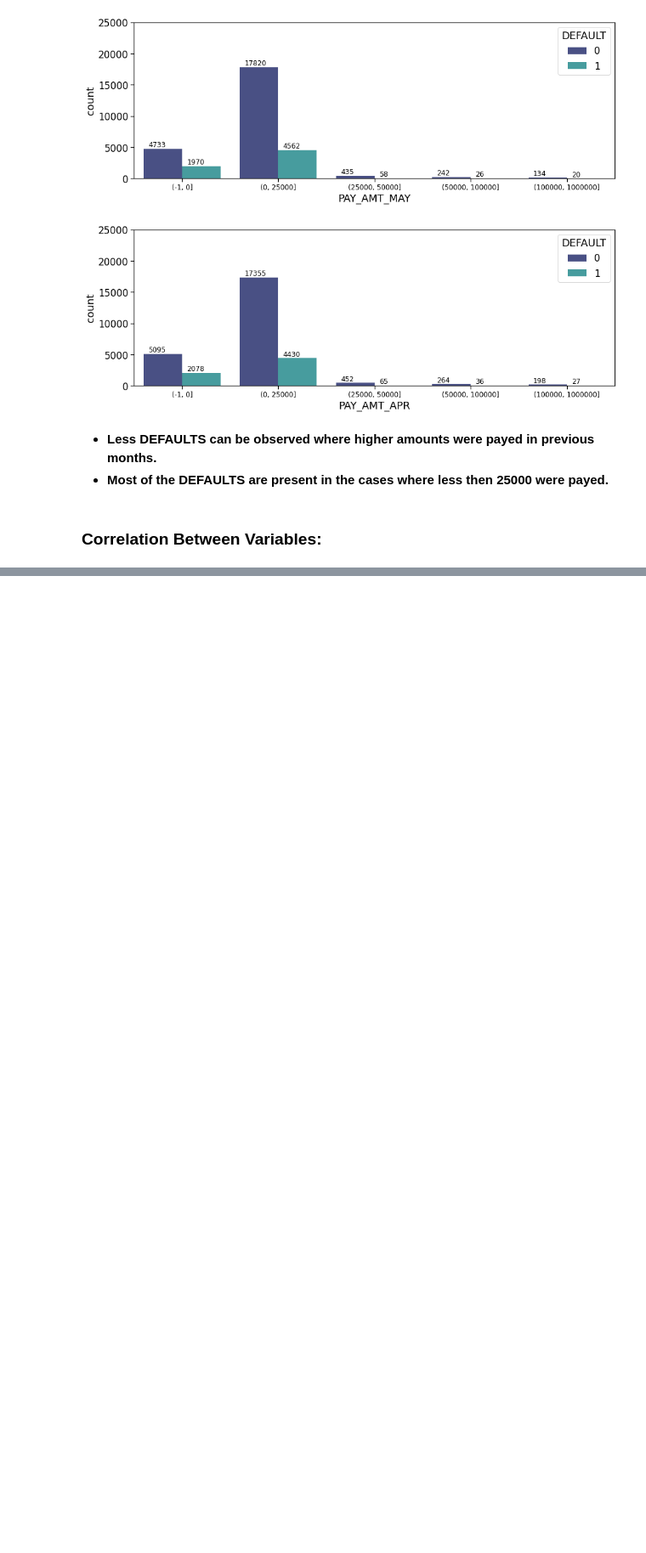
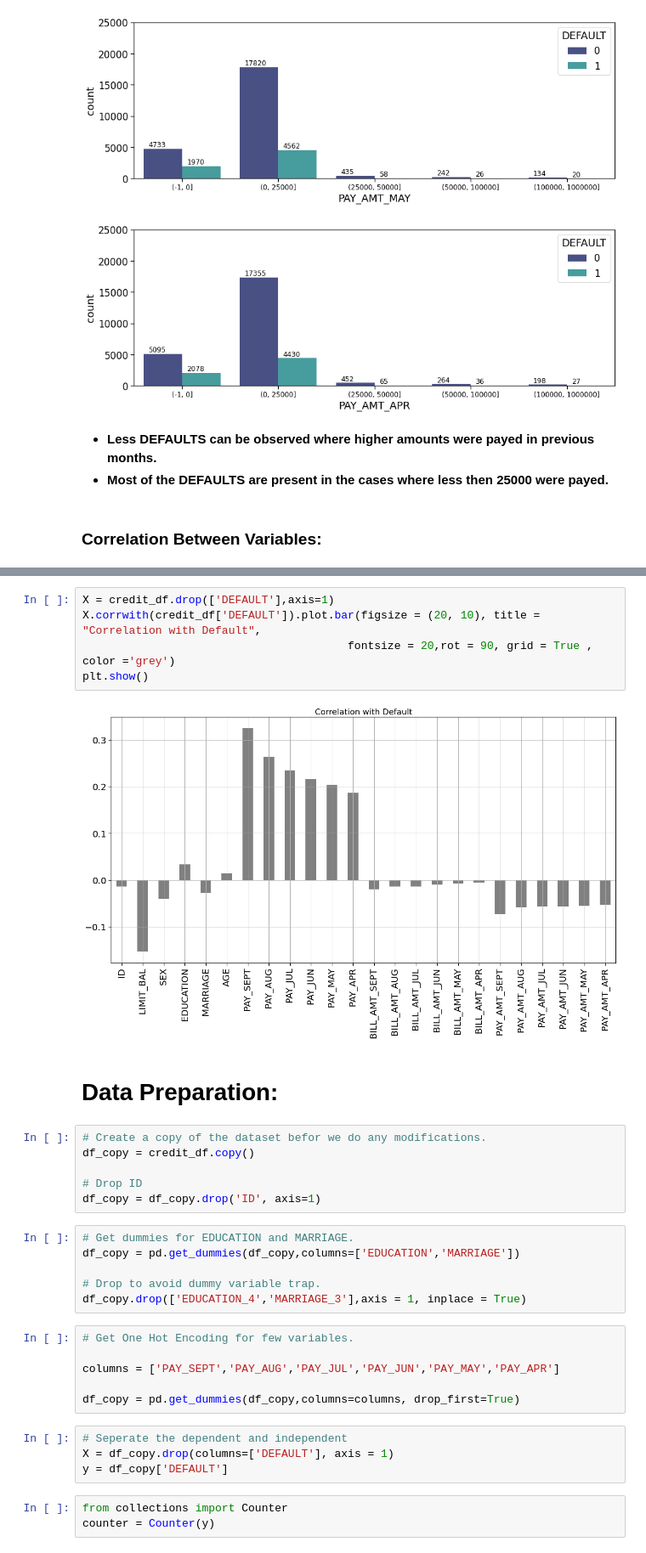
Before and after one commit to anishjohnson/Credit_Card_Default_Prediction, a Jupyter notebook: Credit_Card_Default_Prediction_.ipynb, the cells around one changed output, grey strips where cells are left out. Shown at 85% size. Saved outputs shown, nothing was run; the diff lists cells and outputs as text; blank space fills up the shorter version.

```diff
--- a/Credit_Card_Default_Prediction_.ipynb
+++ b/Credit_Card_Default_Prediction_.ipynb
@@ -513,0 +536,34 @@ plt.show()
+# %%
+X = credit_df.drop(['DEFAULT'],axis=1)
+X.corrwith(credit_df['DEFAULT']).plot.bar(figsize = (20, 10), title = "Correlation with Default",
+                                        fontsize = 20,rot = 90, grid = True , color ='grey')
+plt.show()
+# %% [output]
+[figure, added]
+# %% [markdown]
+# **Data Preparation:**
+# %%
+# Create a copy of the dataset befor we do any modifications.
+df_copy = credit_df.copy()
+
+# Drop ID
+df_copy = df_copy.drop('ID', axis=1)
+# %%
+# Get dummies for EDUCATION and MARRIAGE.
+df_copy = pd.get_dummies(df_copy,columns=['EDUCATION','MARRIAGE'])
+
+# Drop to avoid dummy variable trap.
+df_copy.drop(['EDUCATION_4','MARRIAGE_3'],axis = 1, inplace = True)
+# %%
+# Get One Hot Encoding for few variables.
+
+columns = ['PAY_SEPT','PAY_AUG','PAY_JUL','PAY_JUN','PAY_MAY','PAY_APR']
+
+df_copy = pd.get_dummies(df_copy,columns=columns, drop_first=True)
+# %%
+# Seperate the dependent and independent
+X = df_copy.drop(columns=['DEFAULT'], axis = 1)
+y = df_copy['DEFAULT']
+# %%
+from collections import Counter
+counter = Counter(y)
```
Also changed, not shown: parts of 83 cells of this notebook.
